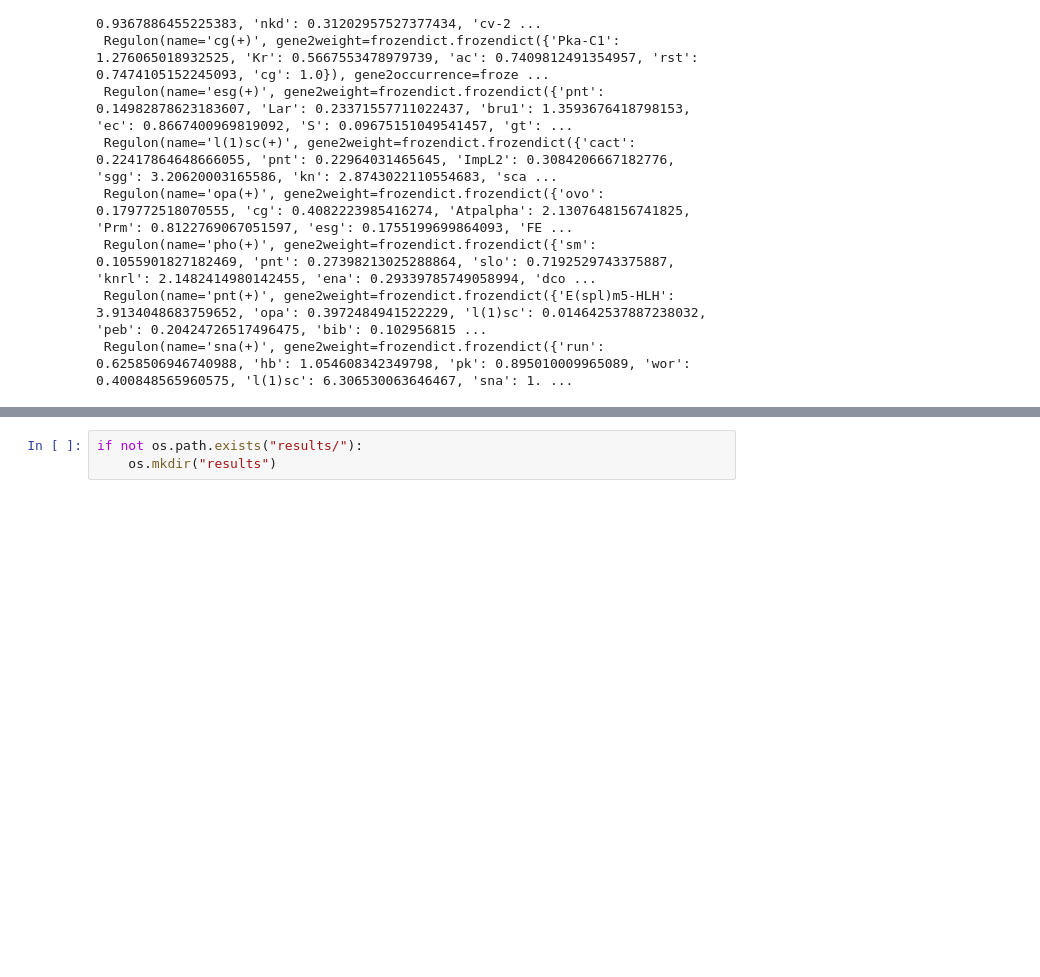
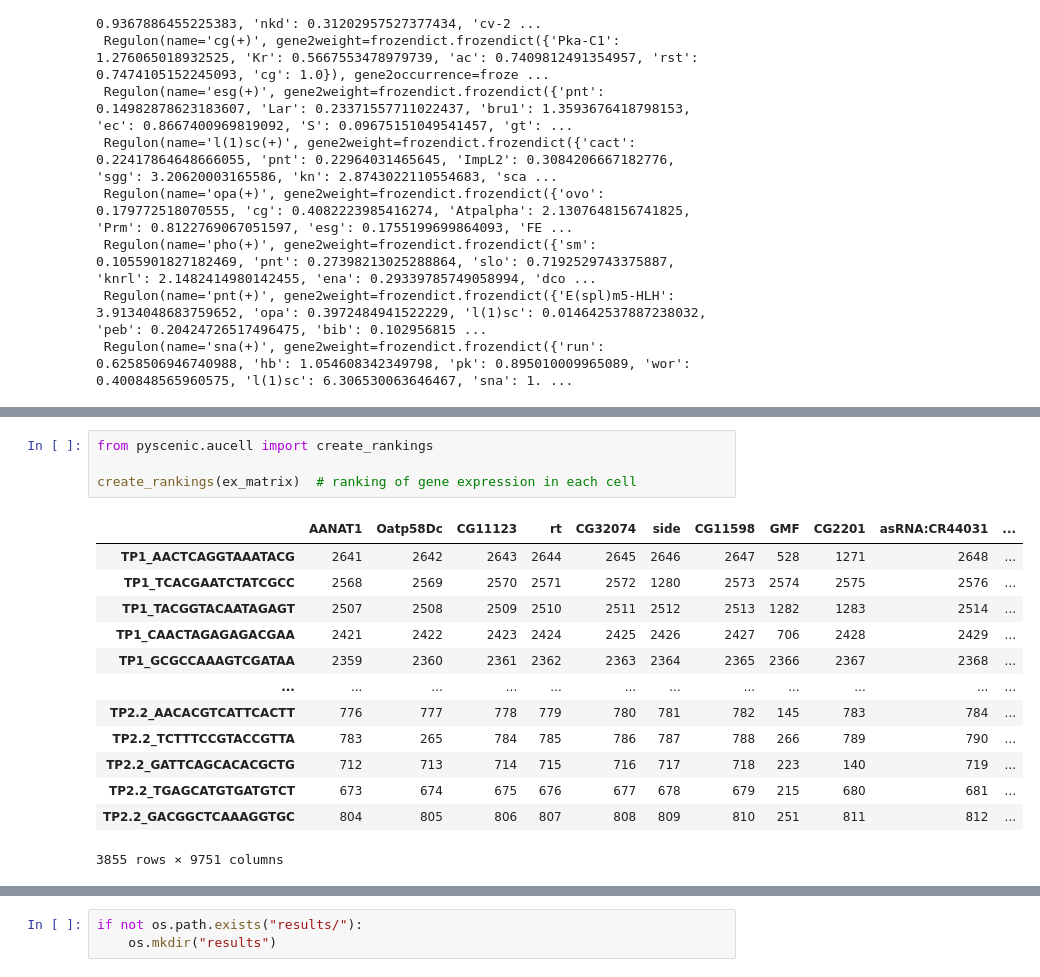
Before and after one commit to ozlembahar/devo-grn, a Jupyter notebook: notebooks/scenic_1.ipynb, the cells around one changed output, grey strips where cells are left out. Drawn from its saved outputs; the diff is of its cells as text; blank space fills up the shorter version.

```diff
--- a/notebooks/scenic_1.ipynb
+++ b/notebooks/scenic_1.ipynb
@@ -185,0 +192,18 @@ Open directory to save results files
+# %%
+from pyscenic.aucell import create_rankings
+
+create_rankings(ex_matrix)  # ranking of gene expression in each cell
+# %% [output]
+|  | AANAT1 | Oatp58Dc | CG11123 | rt | CG32074 | side | CG11598 | GMF | CG2201 | asRNA:CR44031 | ... |
+| TP1_AACTCAGGTAAATACG | 2641 | 2642 | 2643 | 2644 | 2645 | 2646 | 2647 | 528 | 1271 | 2648 | ... |
+| TP1_TCACGAATCTATCGCC | 2568 | 2569 | 2570 | 2571 | 2572 | 1280 | 2573 | 2574 | 2575 | 2576 | ... |
+| TP1_TACGGTACAATAGAGT | 2507 | 2508 | 2509 | 2510 | 2511 | 2512 | 2513 | 1282 | 1283 | 2514 | ... |
+| TP1_CAACTAGAGAGACGAA | 2421 | 2422 | 2423 | 2424 | 2425 | 2426 | 2427 | 706 | 2428 | 2429 | ... |
+| TP1_GCGCCAAAGTCGATAA | 2359 | 2360 | 2361 | 2362 | 2363 | 2364 | 2365 | 2366 | 2367 | 2368 | ... |
+| ... | ... | ... | ... | ... | ... | ... | ... | ... | ... | ... | ... |
+| TP2.2_AACACGTCATTCACTT | 776 | 777 | 778 | 779 | 780 | 781 | 782 | 145 | 783 | 784 | ... |
+| TP2.2_TCTTTCCGTACCGTTA | 783 | 265 | 784 | 785 | 786 | 787 | 788 | 266 | 789 | 790 | ... |
+| TP2.2_GATTCAGCACACGCTG | 712 | 713 | 714 | 715 | 716 | 717 | 718 | 223 | 140 | 719 | ... |
+| TP2.2_TGAGCATGTGATGTCT | 673 | 674 | 675 | 676 | 677 | 678 | 679 | 215 | 680 | 681 | ... |
+| TP2.2_GACGGCTCAAAGGTGC | 804 | 805 | 806 | 807 | 808 | 809 | 810 | 251 | 811 | 812 | ... |
+3855 rows × 9751 columns
```
Also changed, not shown: parts of 18 cells of this notebook, 5 other files.
